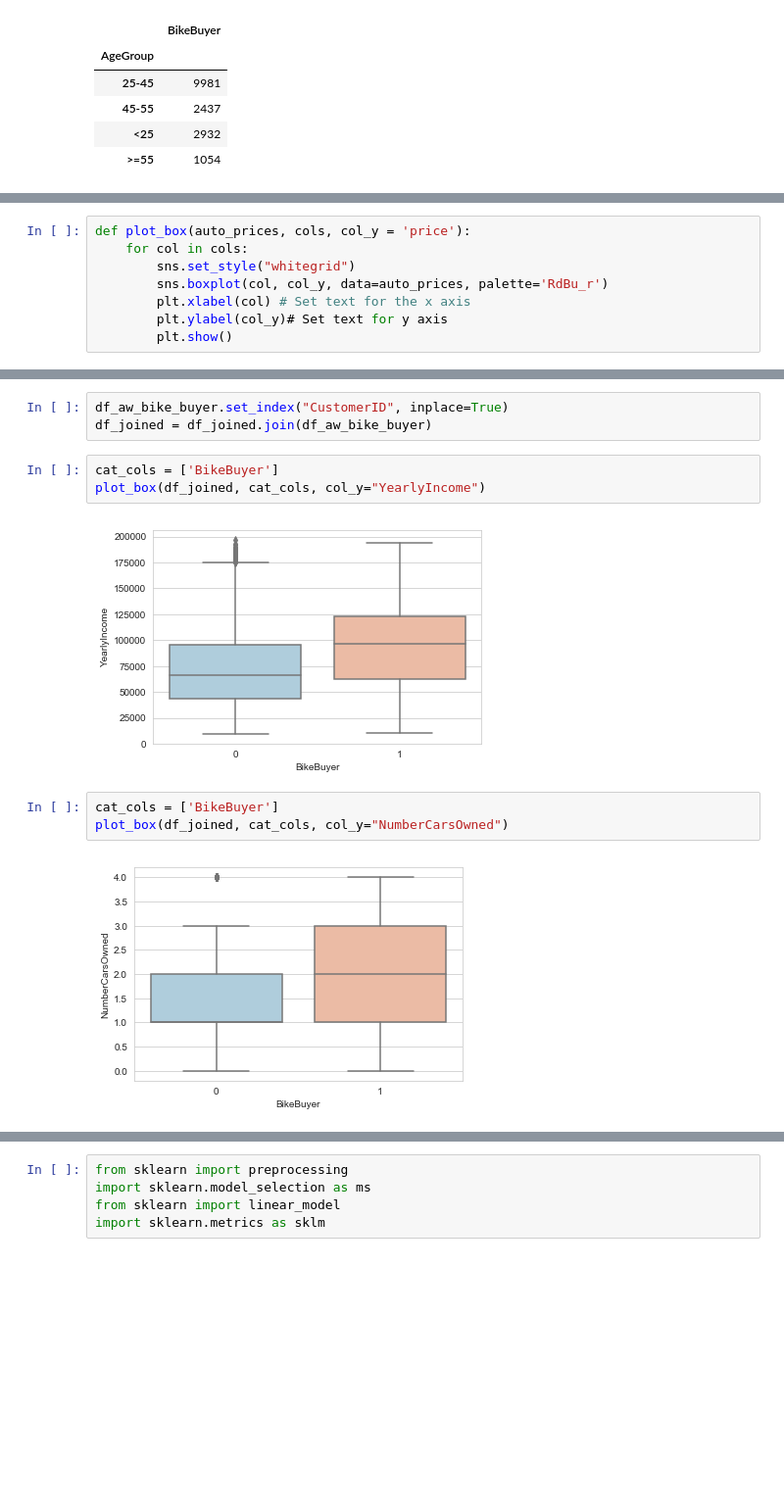
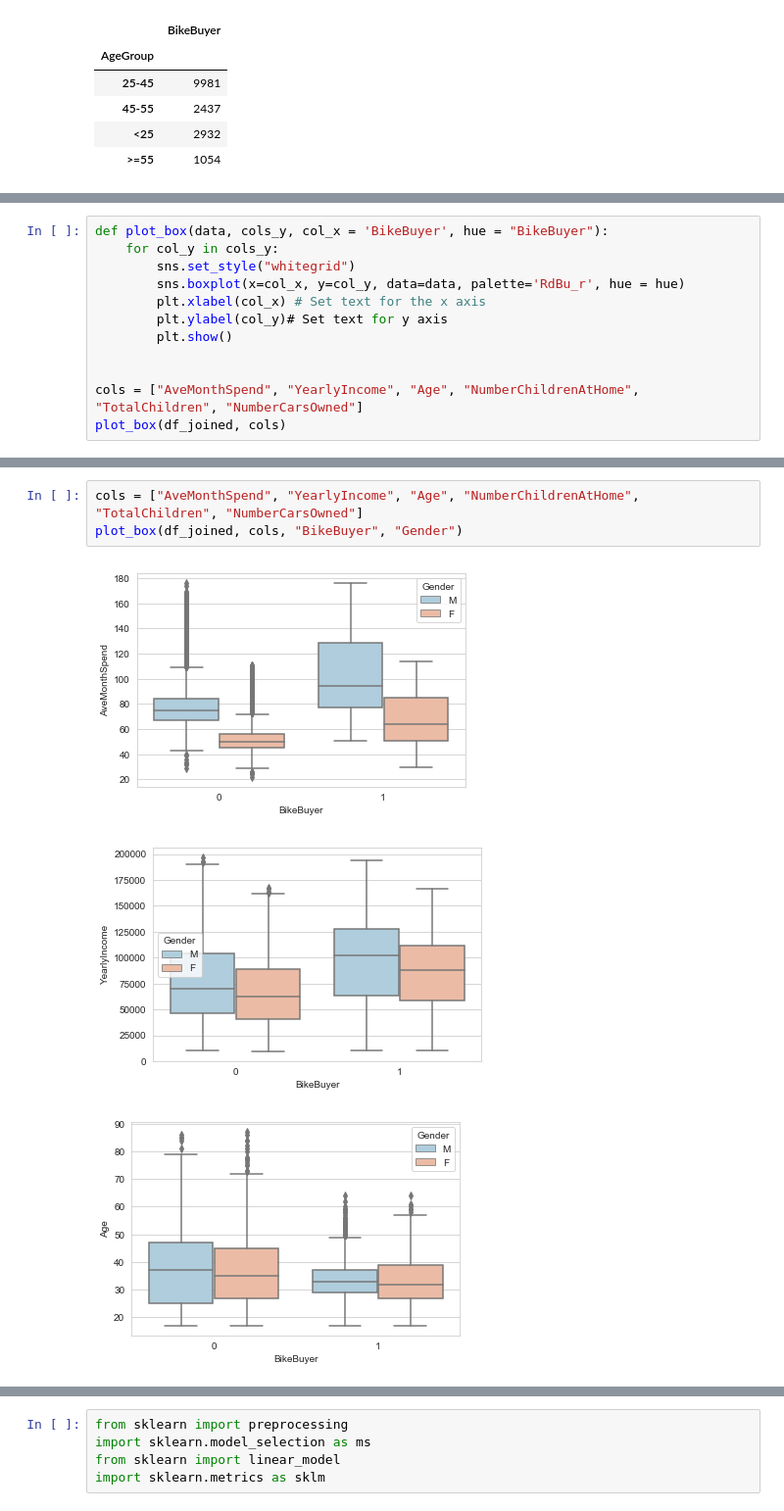
Before and after one commit to random82/Principles-of-Machine-Learning-Python, a Jupyter notebook: Final Exam/Final exam-FeatureEngineering.ipynb, the cells around one changed output, grey strips where cells are left out. Shown at 98% size. Drawn from its saved outputs; the diff is of its cells as text; blank space fills up the shorter version.

```diff
--- a/Final Exam/Final exam-FeatureEngineering.ipynb
+++ b/Final Exam/Final exam-FeatureEngineering.ipynb
@@ -222,8 +217,12 @@ sns.barplot(data=df_joined[["AgeGroup", "AveMonthSpend", "Gender"]], y="AveMonth
 # %%
-def plot_box(auto_prices, cols, col_y = 'price'):
-    for col in cols:
+def plot_box(data, cols_y, col_x = 'BikeBuyer', hue = "BikeBuyer"):
+    for col_y in cols_y:
         sns.set_style("whitegrid")
-        sns.boxplot(col, col_y, data=auto_prices, palette='RdBu_r')
-        plt.xlabel(col) # Set text for the x axis
+        sns.boxplot(x=col_x, y=col_y, data=data, palette='RdBu_r', hue = hue)
+        plt.xlabel(col_x) # Set text for the x axis
         plt.ylabel(col_y)# Set text for y axis
         plt.show()
+
+
+cols = ["AveMonthSpend", "YearlyIncome", "Age", "NumberChildrenAtHome", "TotalChildren", "NumberCarsOwned"]
+plot_box(df_joined, cols)
@@ -239,13 +229,7 @@ plot_box(df_joined, cat_cols, col_y="AveMonthSpend")
-# %%
-df_aw_bike_buyer.set_index("CustomerID", inplace=True)
-df_joined = df_joined.join(df_aw_bike_buyer)
-# %%
-cat_cols = ['BikeBuyer']
-plot_box(df_joined, cat_cols, col_y="YearlyIncome")
-# %% [output]
-[figure, removed]
-# %%
-cat_cols = ['BikeBuyer']
-plot_box(df_joined, cat_cols, col_y="NumberCarsOwned")
-# %% [output]
-[figure, removed]
+# %%
+cols = ["AveMonthSpend", "YearlyIncome", "Age", "NumberChildrenAtHome", "TotalChildren", "NumberCarsOwned"]
+plot_box(df_joined, cols, "BikeBuyer", "Gender")
+# %% [output]
+[figure, added]
+[figure, added]
+[figure, added]
```
Also changed, not shown: parts of 32 cells of this notebook, 1 other file.
